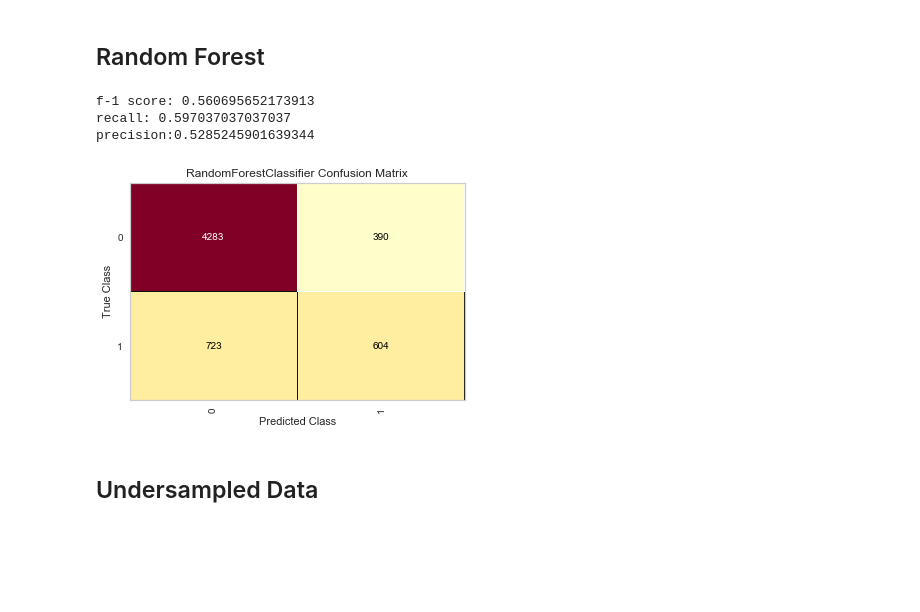
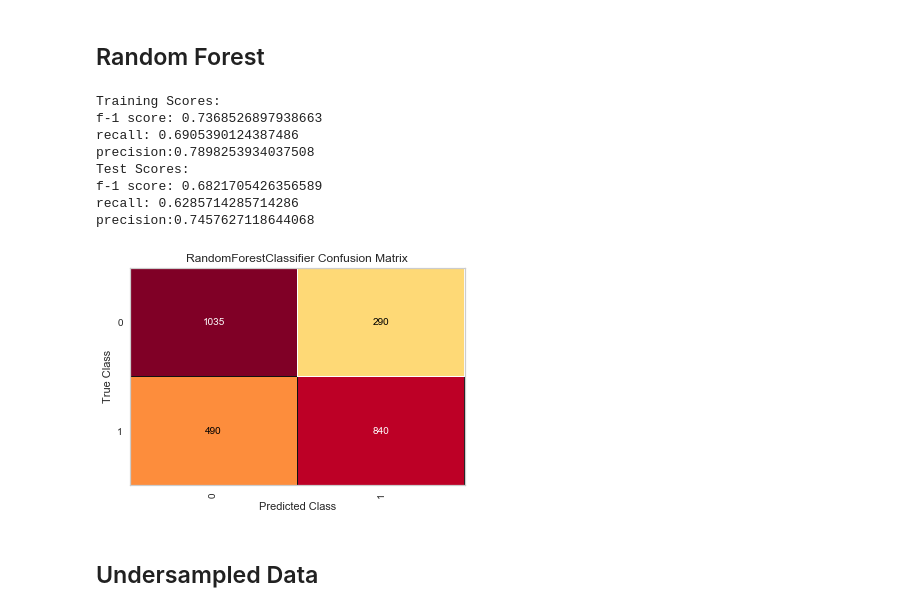
Before and after one commit to nt-ds/default-of-credit-card-clients, a Jupyter notebook: notebooks/2.0-models.ipynb, the cells around one changed output. Drawn from its saved outputs; the diff is of its cells as text; code cells hidden in the pictures; blank space fills up the shorter version.

```diff
--- a/notebooks/2.0-models.ipynb
+++ b/notebooks/2.0-models.ipynb
@@ -478,27 +284,29 @@ X_tr_train, X_tr_test, y_tr_train, y_tr_test = train_test_split(
 # %%
 ccd_tr_rf_clf = RandomForestClassifier(n_estimators=100)
 
-ccd_tr_rf_gs_params = {
+ccd_tr_rf_rs_params = {
     'class_weight': ['balanced'],
-    'min_samples_leaf': [5, 10, 15],
-    'min_samples_split': [10, 20, 30, 40]
+    'min_samples_leaf': sp_randint(5, 20),
+    'min_samples_split': sp_randint(5, 50),
+    'max_depth': sp_randint(3, 15)
 }
 
-ccd_tr_rf_gs = GridSearchCV(ccd_tr_rf_clf, ccd_tr_rf_gs_params, cv=3, scoring='f1', n_jobs=-1)
+ccd_tr_rf_rs = RandomizedSearchCV(ccd_tr_rf_clf, ccd_tr_rf_rs_params, cv=3, scoring='f1', n_jobs=-1)
 # %%
-ccd_tr_rf_gs.fit(X_tr_train, y_tr_train);
+ccd_tr_rf_rs.fit(X_tr_train, y_tr_train);
-# %%
-ccd_tr_rf_preds = ccd_tr_rf_gs.predict(X_tr_test)
-all_scores(y_tr_test, ccd_tr_rf_preds)
-# %% [output]
-f-1 score: 0.560695652173913
-recall: 0.597037037037037
-precision:0.5285245901639344
-# %%
-best_tr_rf_model = ccd_tr_rf_gs.best_estimator_
-plot_confusion_matrix(best_tr_rf_model, X_sm, X_test_sm, y_sm, y_test_sm)
-# %% [output]
-[figure, removed]
+# %%
+evf.scores_confusion_matrix(ccd_tr_rf_rs, X_tr_train_downs,
+                      X_tr_test_downs, y_tr_train_downs, y_tr_test_downs)
+# %% [output]
+Training Scores:
+f-1 score: 0.7368526897938663
+recall: 0.6905390124387486
+precision:0.7898253934037508
+Test Scores:
+f-1 score: 0.6821705426356589
+recall: 0.6285714285714286
+precision:0.7457627118644068
+[figure, added]
 # %% [markdown]
 ## Undersampled Data
 # %%
```
Also changed, not shown: parts of 43 cells of this notebook, 3 other files.
